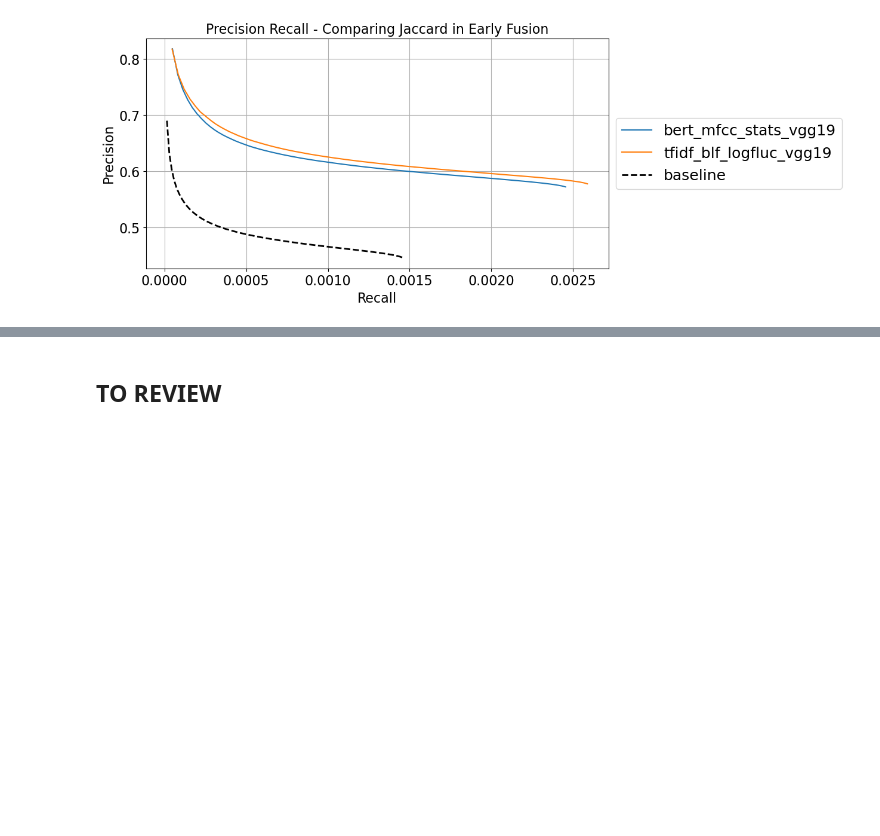
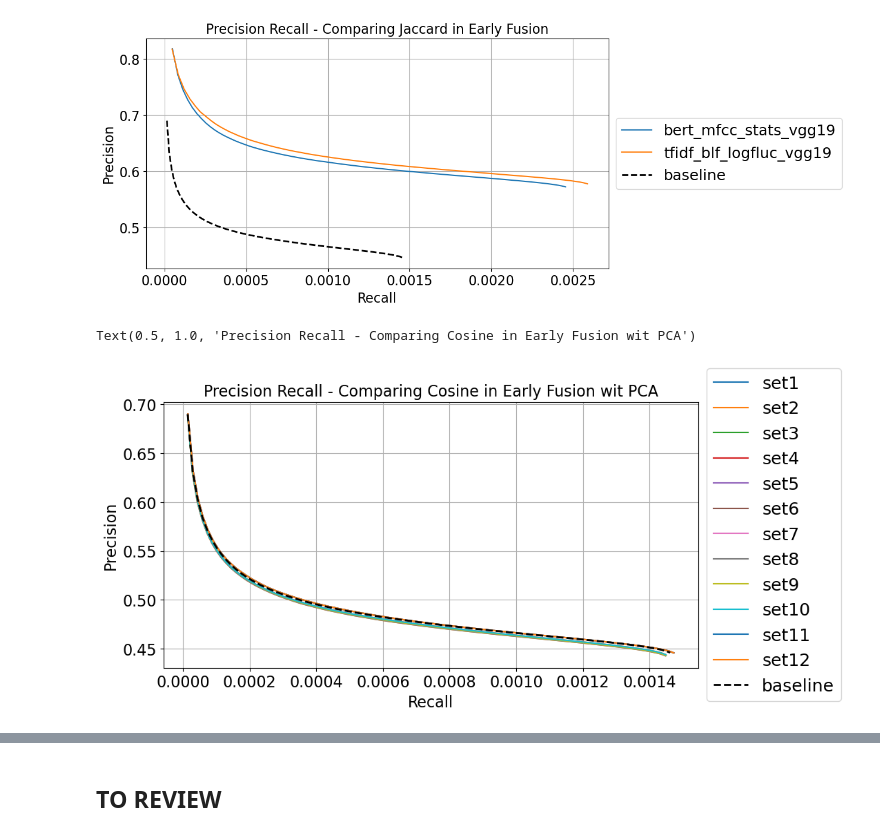
Before and after one commit to mmosc/MMSR, a Jupyter notebook: project/EvaluationMetrics-.ipynb, the cells around one changed output, grey strips where cells are left out. Cells and saved outputs as stored; diff of their text form; code cells hidden in the pictures; blank space fills up the shorter version.

```diff
--- a/project/EvaluationMetrics-.ipynb
+++ b/project/EvaluationMetrics-.ipynb
@@ -687,0 +727,8 @@ jaccard_early_P, jaccard_early_R, jaccard_early_P_max= get_precision_data(
+# %%
+cosine_early_pca_P, cosine_early_pca_R, cosine_early_pca_P_max  = get_precision_data(
+    './data/cosine_precision_data_earlyfusion_pca.csv',
+    './data/cosine_recall_data_earlyfusion_pca.csv',
+    './data/cosine_max_precision_data_earlyfusion_pca.csv',
+    cosine_earlyfusion_pca_datasets,
+    genres,
+    relevant_results_by_id)
@@ -822,3 +879,22 @@ axs.set_title("Precision Recall - Comparing Jaccard in Early Fusion")
 # %% [output]
 Text(0.5, 1.0, 'Precision Recall - Comparing Jaccard in Early Fusion')
 [figure]
+# %%
+fig, axs = plt.subplots( figsize=(10, 5))
+
+labels = list(cosine_earlyfusion_pca_datasets.keys())
+include = labels
+for i in range(1,len(labels)):
+    if(labels[i]  in include):
+        axs.plot(cosine_early_pca_R[i], cosine_early_pca_P_max[i], label=f'{labels[i]}')
+
+
+axs.plot(cosine_early_pca_R[0], cosine_early_pca_P_max[0], label='baseline', linestyle='dashed', color='black', linewidth=2)
+axs.grid(True)
+axs.legend(loc='center left', bbox_to_anchor=(1, 0.5))
+axs.set_xlabel("Recall")
+axs.set_ylabel("Precision")
+axs.set_title("Precision Recall - Comparing Cosine in Early Fusion wit PCA")
+# %% [output]
+Text(0.5, 1.0, 'Precision Recall - Comparing Cosine in Early Fusion wit PCA')
+[figure, added]
```
Also changed, not shown: parts of 70 cells of this notebook, 16 other files.
